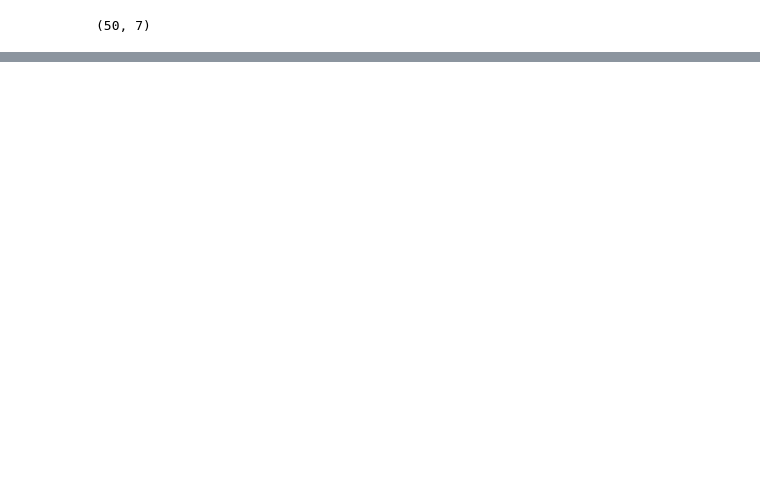
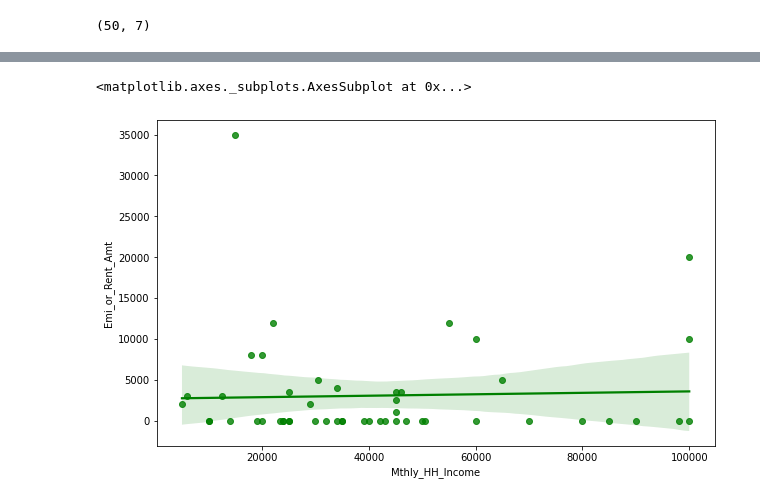
Before and after one commit to CodeWithSridhar/Innomatics-Internship, a Jupyter notebook: Task7_Descriptive_Statistics.ipynb, the cells around one changed output, grey strips where cells are left out. Cells and saved outputs as stored; diff of their text form; code cells hidden in the pictures; blank space fills up the shorter version.

```diff
--- a/Task7_Descriptive_Statistics.ipynb
+++ b/Task7_Descriptive_Statistics.ipynb
@@ -90,0 +136,6 @@ data.shape
+# %%
+from sklearn.preprocessing import LabelEncoder
+Encoder = LabelEncoder()
+Highest_Qualified_Member = Encoder.fit_transform(data['Highest_Qualified_Member'])
+data['Highest_Qualified_Member'] = Highest_Qualified_Member
+data.head(10)
@@ -90,0 +162,6 @@ data.shape
+# %%
+fig, ax = plt.subplots(figsize=(10,6))
+sns.regplot(x = data["Mthly_HH_Income"], y = data["Emi_or_Rent_Amt"], color="g")
+# %% [output]
+<matplotlib.axes._subplots.AxesSubplot at 0x...>
+[figure, added]
```
Also changed, not shown: parts of 16 cells of this notebook.
